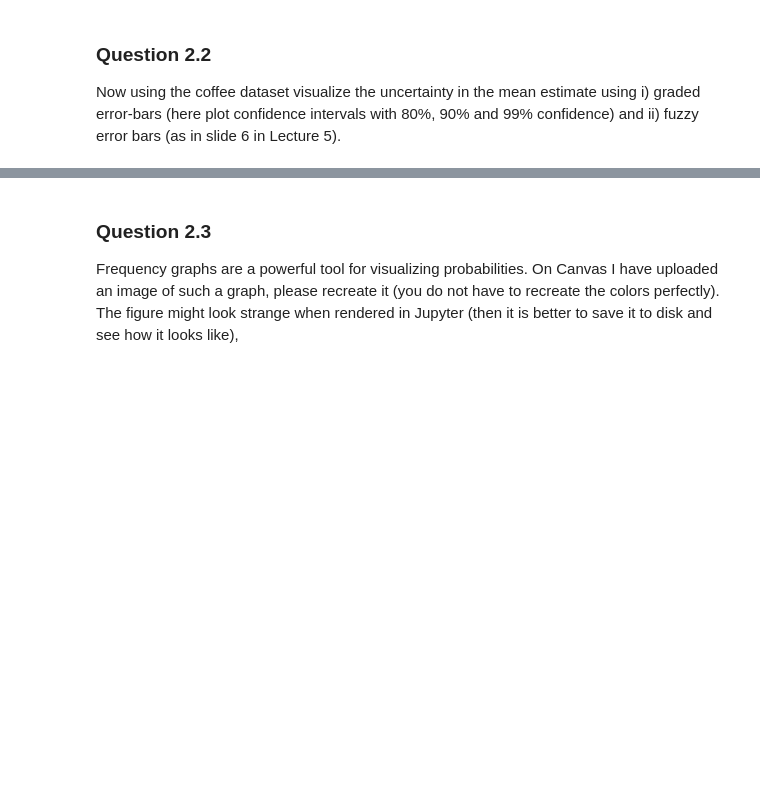
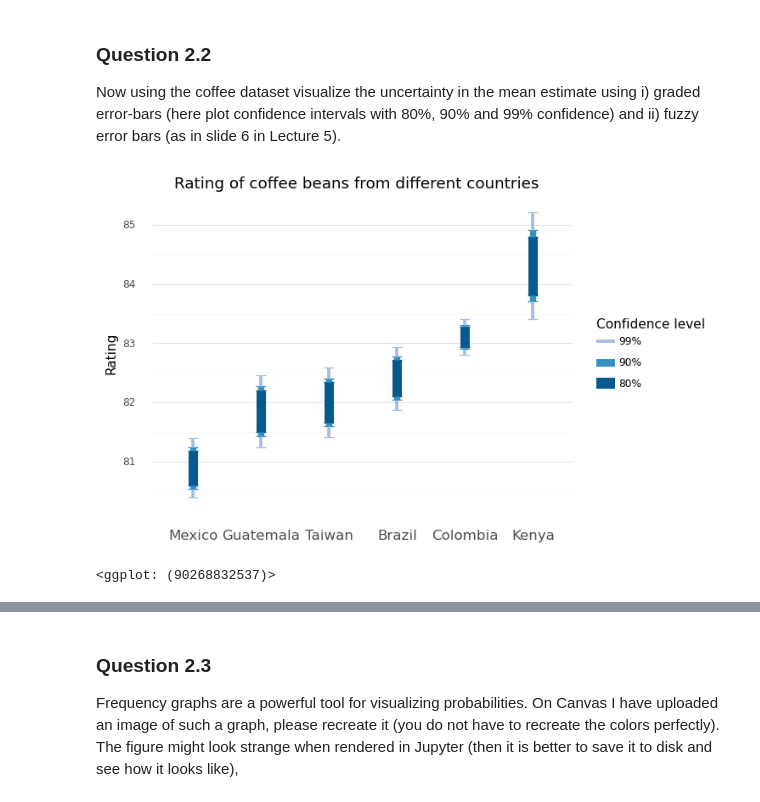
Before and after one commit to AxelEiman/SciVis, a Jupyter notebook: HW3/Homework3.ipynb, the cells around one changed output, grey strips where cells are left out. Saved outputs shown, nothing was run; the diff lists cells and outputs as text; code cells hidden in the pictures; blank space fills up the shorter version.

```diff
--- a/HW3/Homework3.ipynb
+++ b/HW3/Homework3.ipynb
@@ -192,0 +183,42 @@ Now using the coffee dataset visualize the uncertainty in the mean estimate usin
+# %%
+# Insert code here for visual 1
+# Remember to print the visual
+
+stats['Ste_lo'] = stats['Mean'] - stats['Ste']
+stats['Ste_hi'] = stats['Mean'] + stats['Ste']
+
+pop_mean = coffee['total_cup_points'].mean()
+
+ns = coffee['country_of_origin'].value_counts()
+stats['n'] = [ns['Mexico'], ns['Guatemala'], ns['Taiwan'], ns['Brazil'], ns['Colombia'], ns['Kenya']]
+stats = stats.append([stats, stats])
+# %%
+
+# print(stats['n'])
+# stats['CI_percent'] = [0.8, 0.8, 0.8, 0.8, 0.8, 0.8, 0.9, 0.9, 0.9, 0.9, 0.9, 0.9, 0.99, 0.99, 0.99, 0.99, 0.99, 0.99]
+stats['CI_percent'] = ["80%", "80%", "80%", "80%", "80%", "80%", "90%", "90%", "90%", "90%", "90%", "90%", "99%", "99%", "99%", "99%", "99%", "99%"]
+tvals = [1.6514, 1.6534, 1.6657, 1.6566, 1.6533, 1.7109,
+        1.9701, 1.9732, 1.9925, 1.9782, 1.9731, 2.0639,
+        2.8338, 2.8421, 2.8936, 2.8554, 2.8417, 3.0905]
+
+stats['CI_low'] = stats['Mean'] - np.array(tvals)*stats['Ste']
+stats['CI_high'] = stats['Mean'] + np.array(tvals)*stats['Ste']
+
+stats = stats.assign(CI_percent = pd.Categorical(stats["CI_percent"],
+                     categories=["99%", "90%", "80%"]))
+
+p = (ggplot(stats, aes(x = "Country"))
+  + geom_errorbar(aes(ymin = "CI_low", ymax = "CI_high", color = "CI_percent"), width=0.15)
+  + geom_errorbar(aes(ymin = "CI_low", ymax = "CI_high", size = "CI_percent", color="CI_percent", width=0.0))
+  + scale_color_manual(values = ["#a6bddb", "#3690c0", "#045a8d"], name = "Confidence level")
+  + scale_size_manual(values = [1.5, 3.0, 4.5], name = "Confidence level")
+  + scale_x_discrete(limits=stats['Country'].unique())
+  + labs(x = "", y = "Rating", title = "Rating of coffee beans from different countries")
+  + theme_minimal()
+  + theme(panel_grid_major_x=element_blank(),
+          axis_text_x = element_text(size=12))
+)
+p
+# %% [output]
+[figure, added]
+<ggplot: (90268832537)>
```
Also changed, not shown: parts of 9 cells of this notebook.
